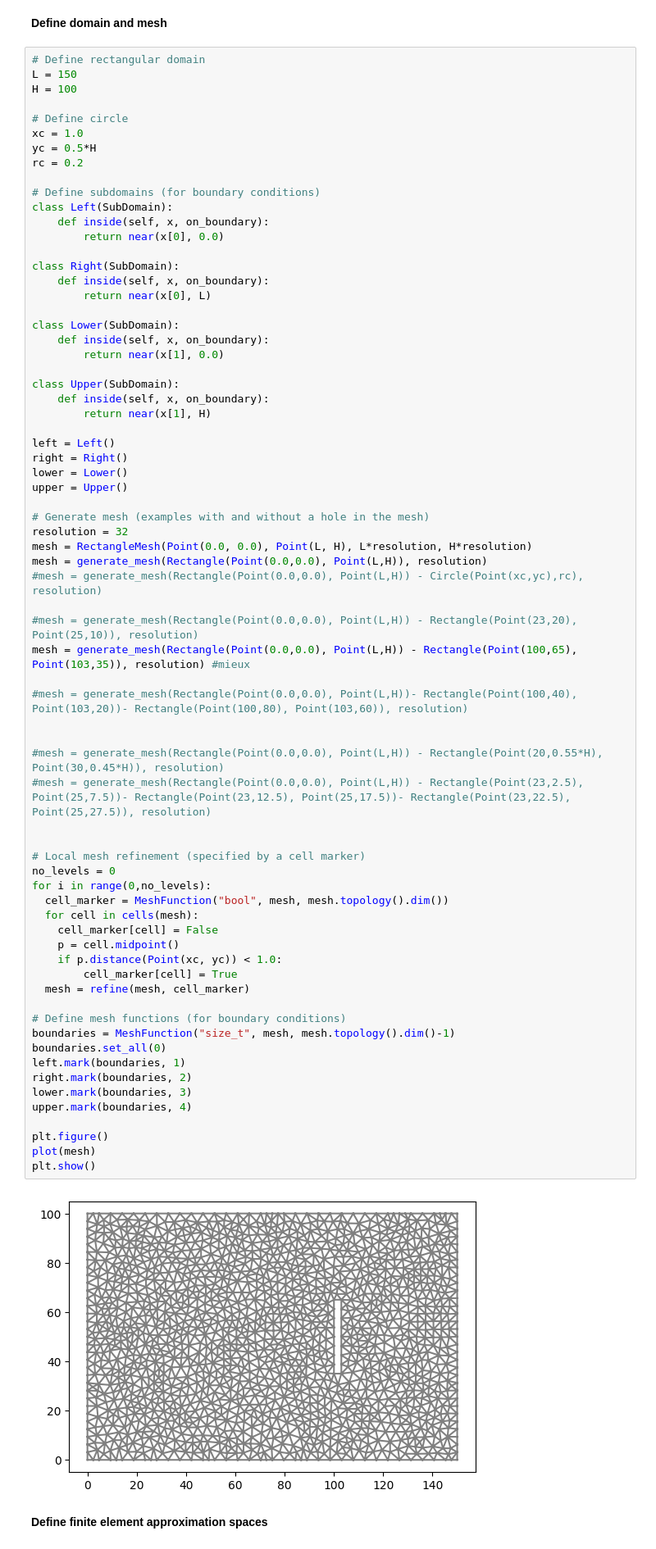
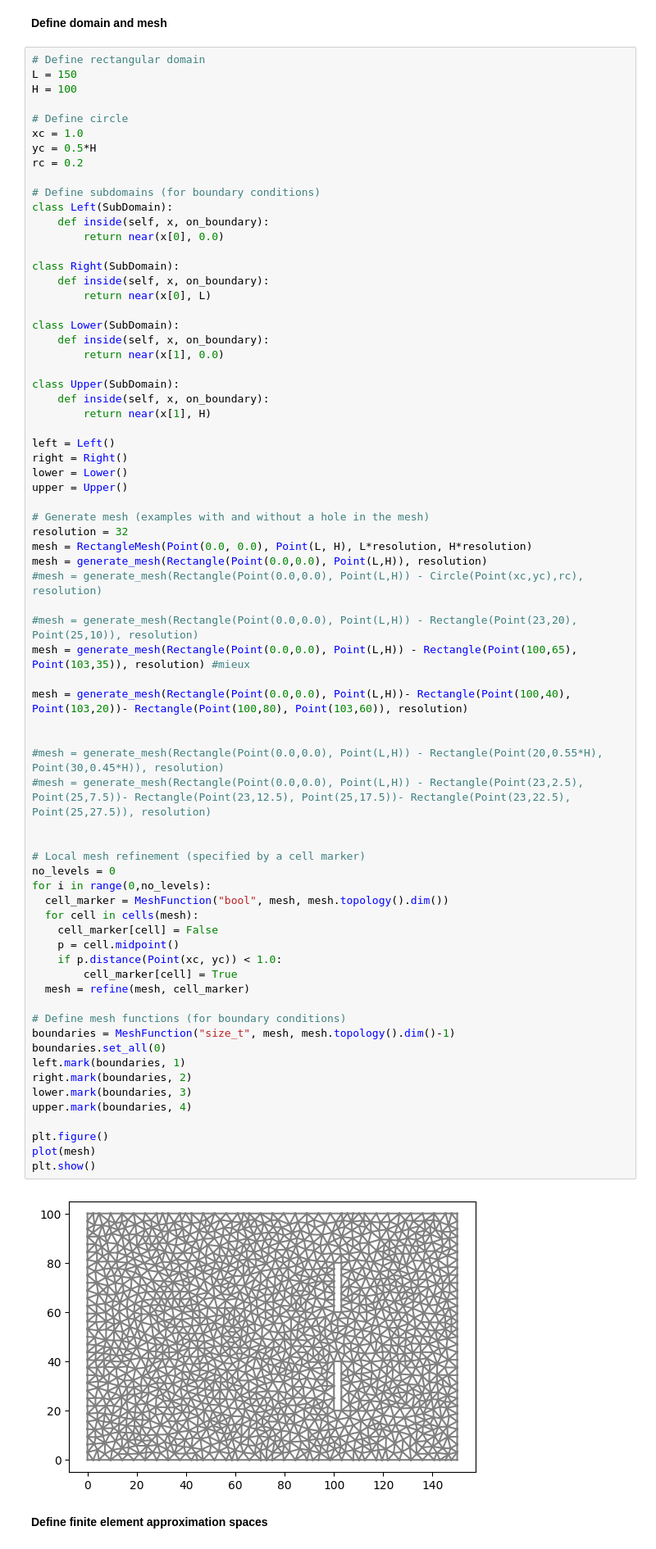
Before and after one commit to katty-anay/Fluid_mechanics_, a Jupyter notebook: Shallow-Water-Equations.ipynb, the cells around one changed output. Shown at 82% size. Cells and saved outputs as stored; diff of their text form.

```diff
--- a/Shallow-Water-Equations.ipynb
+++ b/Shallow-Water-Equations.ipynb
@@ -110,37 +110,37 @@ mesh = generate_mesh(Rectangle(Point(0.0,0.0), Point(L,H)), resolution)
 #mesh = generate_mesh(Rectangle(Point(0.0,0.0), Point(L,H)) - Rectangle(Point(23,20), Point(25,10)), resolution)
 mesh = generate_mesh(Rectangle(Point(0.0,0.0), Point(L,H)) - Rectangle(Point(100,65), Point(103,35)), resolution) #mieux
 
-#mesh = generate_mesh(Rectangle(Point(0.0,0.0), Point(L,H))- Rectangle(Point(100,40), Point(103,20))- Rectangle(Point(100,80), Point(103,60)), resolution)
+mesh = generate_mesh(Rectangle(Point(0.0,0.0), Point(L,H))- Rectangle(Point(100,40), Point(103,20))- Rectangle(Point(100,80), Point(103,60)), resolution)
 
 
 #mesh = generate_mesh(Rectangle(Point(0.0,0.0), Point(L,H)) - Rectangle(Point(20,0.55*H), Point(30,0.45*H)), resolution)
 #mesh = generate_mesh(Rectangle(Point(0.0,0.0), Point(L,H)) - Rectangle(Point(23,2.5), Point(25,7.5))- Rectangle(Point(23,12.5), Point(25,17.5))- Rectangle(Point(23,22.5), Point(25,27.5)), resolution)
 
 
 # Local mesh refinement (specified by a cell marker)
 no_levels = 0
 for i in range(0,no_levels):
   cell_marker = MeshFunction("bool", mesh, mesh.topology().dim())
   for cell in cells(mesh):
     cell_marker[cell] = False
     p = cell.midpoint()
     if p.distance(Point(xc, yc)) < 1.0:
         cell_marker[cell] = True
   mesh = refine(mesh, cell_marker)
 
 # Define mesh functions (for boundary conditions)
 boundaries = MeshFunction("size_t", mesh, mesh.topology().dim()-1)
 boundaries.set_all(0)
 left.mark(boundaries, 1)
 right.mark(boundaries, 2)
 lower.mark(boundaries, 3)
 upper.mark(boundaries, 4)
 
 plt.figure()
 plot(mesh)
 plt.show()
 # %% [output]
-[figure, old version]
+[figure, new version]
 # %% [markdown]
 **Define finite element approximation spaces**
 # %%
```
Also changed, not shown: parts of 2 cells of this notebook.
